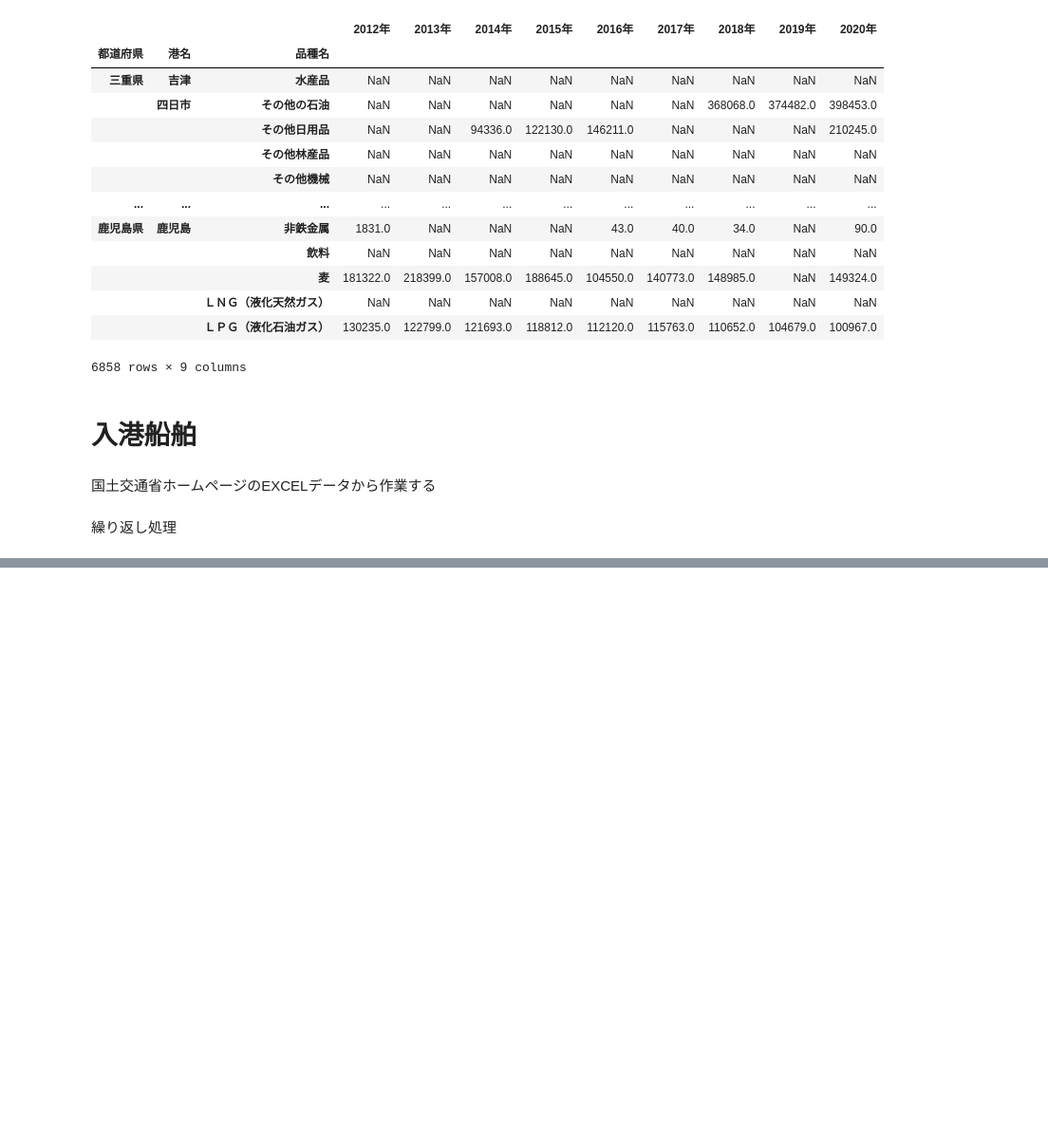
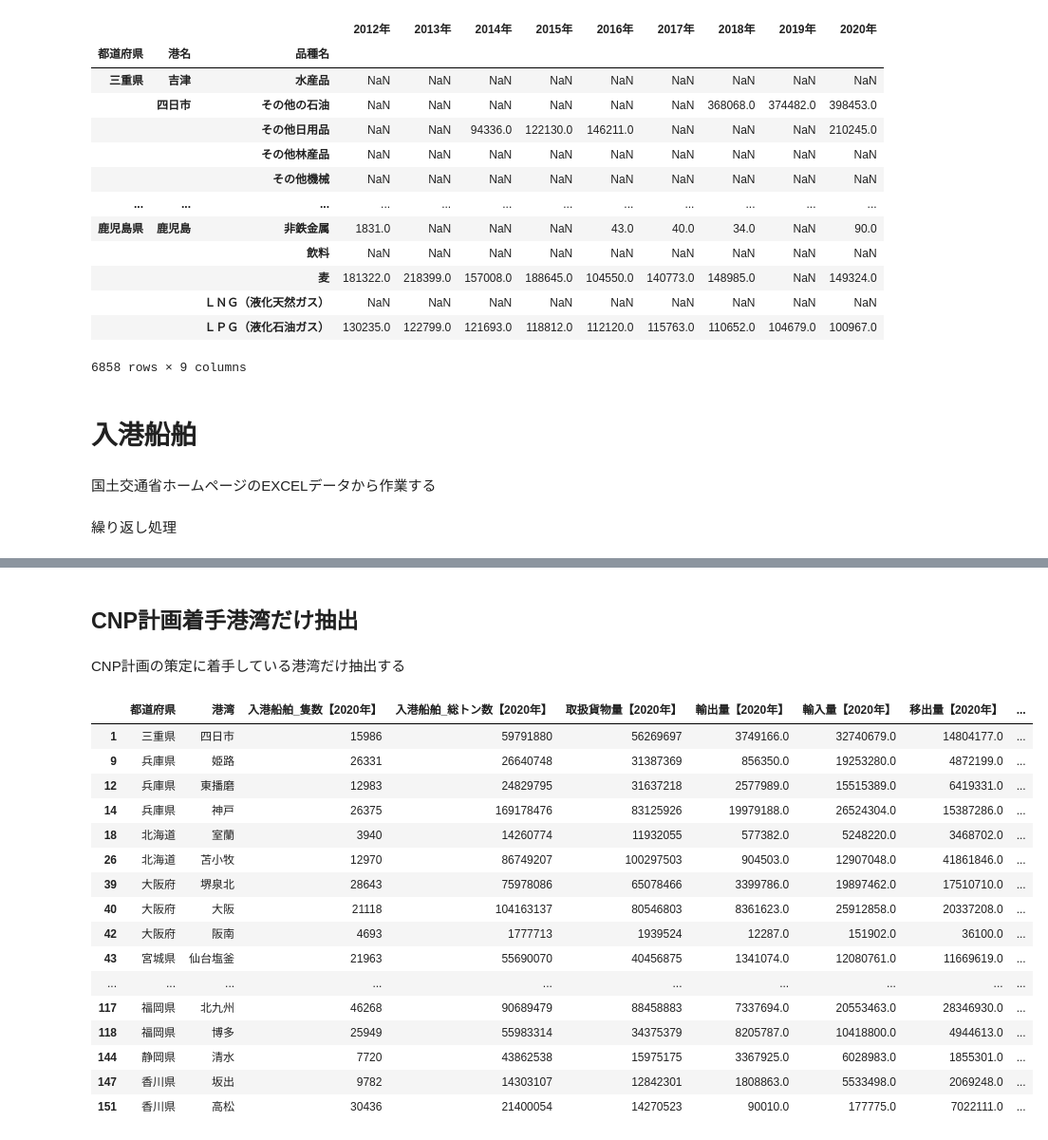
Before and after one commit to dicechick373/dicechick373, a Jupyter notebook: 播磨臨海地域の特徴.ipynb, the cells around one changed output, grey strips where cells are left out. Shown at 95% size. Cells and saved outputs as stored; diff of their text form; code cells hidden in the pictures; blank space fills up the shorter version.

```diff
--- a/播磨臨海地域の特徴.ipynb
+++ b/播磨臨海地域の特徴.ipynb
@@ -535,0 +652,31 @@ params_ship = [
+# %%
+def get_container(time,url):
+
+  # ブックの指定
+  input_file_name = url
+  input_book = pd.ExcelFile(input_file_name)
+
+  # 統計結果は2番目のシート、上から2行は無視
+  input_sheet_name = input_book.sheet_names
+  df = input_book.parse(input_sheet_name[1],skiprows = 2)
+
+  if time == '2020年':
+    # 必要な列だけ抽出
+    df = df[['都道府県','港湾','計','コンテナ個数','空コンテナ個数']]
+
+    # 1行目は不要
+    df = df.drop(df.index[[0]])
+
+  # 都道府県と港湾で集計
+  df = df.groupby(['都道府県','港湾']).agg({'計': 'sum','コンテナ個数': 'sum','空コンテナ個数': 'sum'}).reset_index()
+
+  # 列名を整形
+  df = df.rename(columns={'計' : f'コンテナ個数_合計【{time}】', 'コンテナ個数' : f'コンテナ個数【{time}】', '空コンテナ個数' : f'空コンテナ個数【{time}】'})
+
+  return df
+# %%
+time = '2020年'
+url  = 'https://www.mlit.go.jp/k-toukei/content/001448042.xlsx'
+
+df_container_2020 = get_container(time,url)
+df_container_2020
@@ -535,0 +701,5 @@ params_ship = [
+# %%
+df_2020 = pd.merge(df_ship_2020, df_cargo_2020, on=['都道府県','港湾'], how='outer')
+df_2020 = pd.merge(df_2020, df_container_2020, on=['都道府県','港湾'], how='outer')
+
+df_2020
@@ -535,0 +730,30 @@ params_ship = [
+# %% [markdown]
+## CNP計画着手港湾だけ抽出
+# %% [markdown]
+CNP計画の策定に着手している港湾だけ抽出する
+# %%
+port = ['室蘭','苫小牧','仙台塩釜','東京','横浜','川崎','新潟','伏木富山','清水','名古屋','四日市', \
+        '大阪','堺泉北','阪南','神戸','姫路','東播磨','徳山下松','高松','坂出','新居浜','北九州','博多', \
+        '那覇','運天','平良','石垣','金武湾','中城湾']
+
+df_2020_cnp = df_2020[df_2020['港湾'].isin(port)]
+
+df_2020_cnp
+# %% [output]
+|  | 都道府県 | 港湾 | 入港船舶_隻数【2020年】 | 入港船舶_総トン数【2020年】 | 取扱貨物量【2020年】 | 輸出量【2020年】 | 輸入量【2020年】 | 移出量【2020年】 | ... |
+| 1 | 三重県 | 四日市 | 15986 | 59791880 | 56269697 | 3749166.0 | 32740679.0 | 14804177.0 | ... |
+| 9 | 兵庫県 | 姫路 | 26331 | 26640748 | 31387369 | 856350.0 | 19253280.0 | 4872199.0 | ... |
+| 12 | 兵庫県 | 東播磨 | 12983 | 24829795 | 31637218 | 2577989.0 | 15515389.0 | 6419331.0 | ... |
+| 14 | 兵庫県 | 神戸 | 26375 | 169178476 | 83125926 | 19979188.0 | 26524304.0 | 15387286.0 | ... |
+| 18 | 北海道 | 室蘭 | 3940 | 14260774 | 11932055 | 577382.0 | 5248220.0 | 3468702.0 | ... |
+| 26 | 北海道 | 苫小牧 | 12970 | 86749207 | 100297503 | 904503.0 | 12907048.0 | 41861846.0 | ... |
+| 39 | 大阪府 | 堺泉北 | 28643 | 75978086 | 65078466 | 3399786.0 | 19897462.0 | 17510710.0 | ... |
+| 40 | 大阪府 | 大阪 | 21118 | 104163137 | 80546803 | 8361623.0 | 25912858.0 | 20337208.0 | ... |
+| 42 | 大阪府 | 阪南 | 4693 | 1777713 | 1939524 | 12287.0 | 151902.0 | 36100.0 | ... |
+| 43 | 宮城県 | 仙台塩釜 | 21963 | 55690070 | 40456875 | 1341074.0 | 12080761.0 | 11669619.0 | ... |
+| ... | ... | ... | ... | ... | ... | ... | ... | ... | ... |
+| 117 | 福岡県 | 北九州 | 46268 | 90689479 | 88458883 | 7337694.0 | 20553463.0 | 28346930.0 | ... |
+| 118 | 福岡県 | 博多 | 25949 | 55983314 | 34375379 | 8205787.0 | 10418800.0 | 4944613.0 | ... |
+| 144 | 静岡県 | 清水 | 7720 | 43862538 | 15975175 | 3367925.0 | 6028983.0 | 1855301.0 | ... |
+| 147 | 香川県 | 坂出 | 9782 | 14303107 | 12842301 | 1808863.0 | 5533498.0 | 2069248.0 | ... |
+| 151 | 香川県 | 高松 | 30436 | 21400054 | 14270523 | 90010.0 | 177775.0 | 7022111.0 | ... |
```
Also changed, not shown: parts of 22 cells of this notebook.
